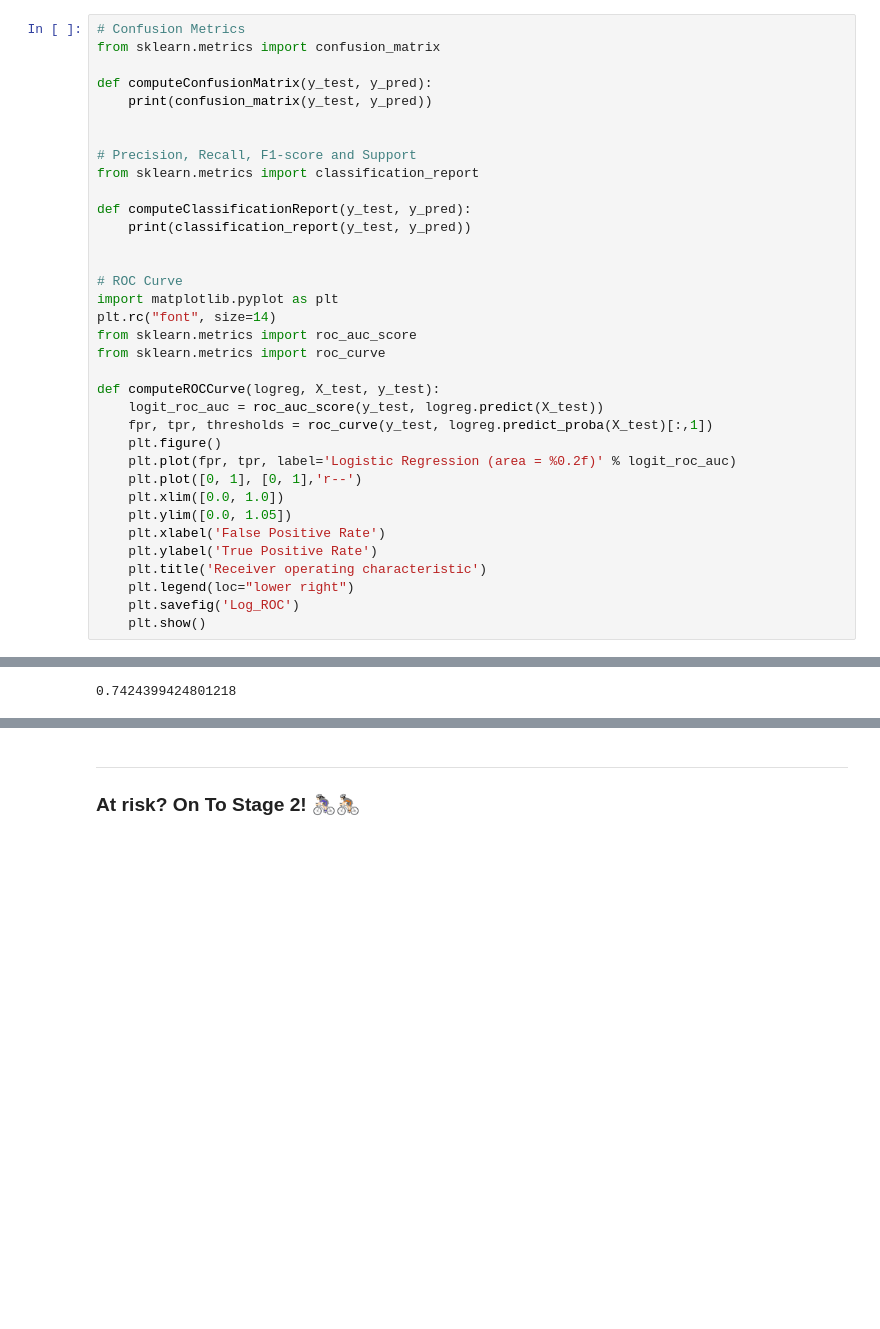
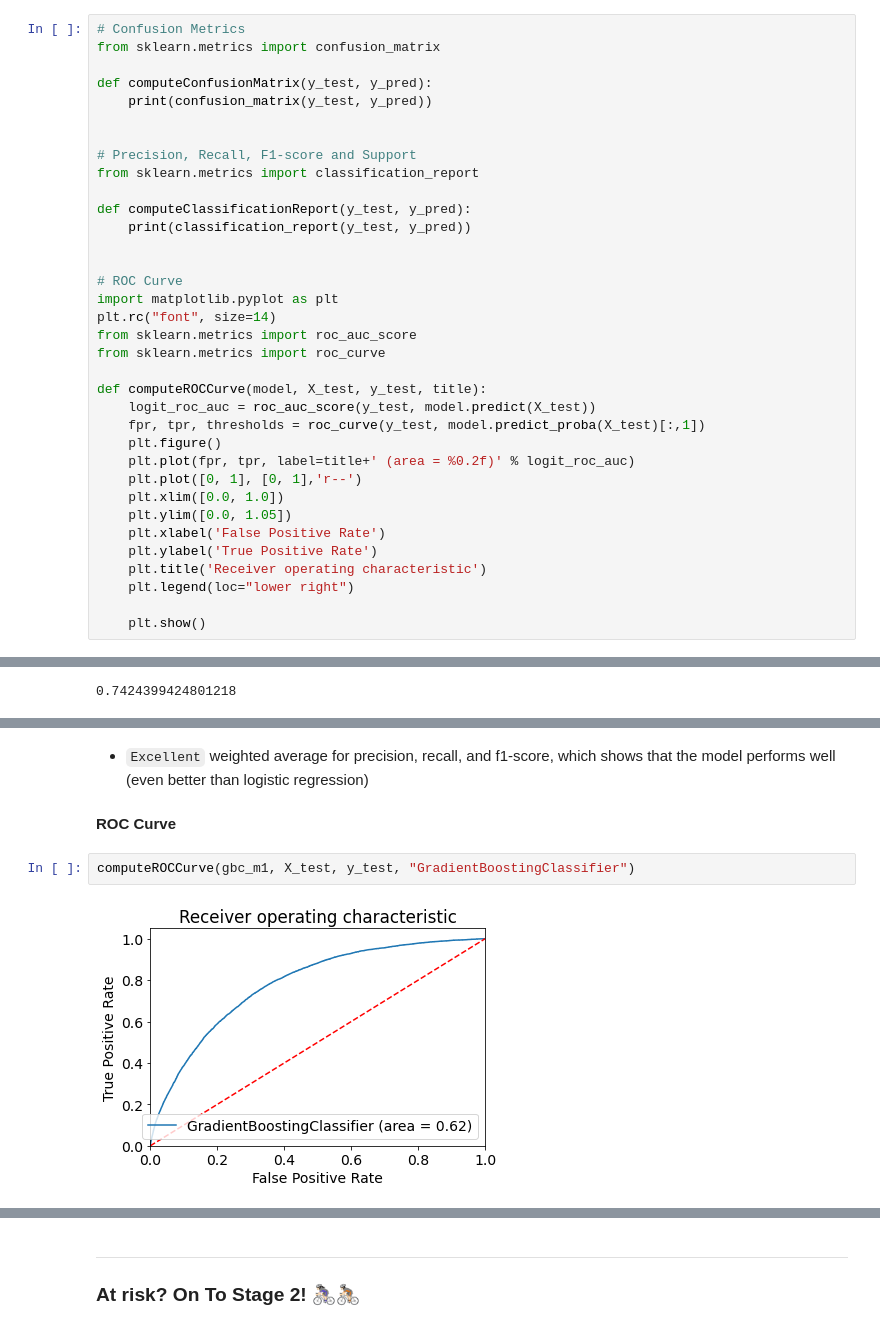
Before and after one commit to xJQx/bc2406-project, a Jupyter notebook: stage1-modelling.ipynb, the cells around one changed output, grey strips where cells are left out. Drawn from its saved outputs; the diff is of its cells as text; blank space fills up the shorter version.

```diff
--- a/stage1-modelling.ipynb
+++ b/stage1-modelling.ipynb
@@ -500,11 +513,11 @@ plt.rc("font", size=14)
 from sklearn.metrics import roc_auc_score
 from sklearn.metrics import roc_curve
 
-def computeROCCurve(logreg, X_test, y_test):
-    logit_roc_auc = roc_auc_score(y_test, logreg.predict(X_test))
-    fpr, tpr, thresholds = roc_curve(y_test, logreg.predict_proba(X_test)[:,1])
+def computeROCCurve(model, X_test, y_test, title):
+    logit_roc_auc = roc_auc_score(y_test, model.predict(X_test))
+    fpr, tpr, thresholds = roc_curve(y_test, model.predict_proba(X_test)[:,1])
     plt.figure()
-    plt.plot(fpr, tpr, label='Logistic Regression (area = %0.2f)' % logit_roc_auc)
+    plt.plot(fpr, tpr, label=title+' (area = %0.2f)' % logit_roc_auc)
     plt.plot([0, 1], [0, 1],'r--')
     plt.xlim([0.0, 1.0])
     plt.ylim([0.0, 1.05])
@@ -512,6 +525,6 @@ def computeROCCurve(logreg, X_test, y_test):
     plt.ylabel('True Positive Rate')
     plt.title('Receiver operating characteristic')
     plt.legend(loc="lower right")
-    plt.savefig('Log_ROC')
+
     plt.show()
 # %% [markdown]
@@ -747,0 +968,8 @@ print(result)
+# %% [markdown]
+- `Excellent` weighted average for precision, recall, and f1-score, which shows that the model performs well (even better than logistic regression)
+# %% [markdown]
+**ROC Curve**
+# %%
+computeROCCurve(gbc_m1, X_test, y_test, "GradientBoostingClassifier")
+# %% [output]
+[figure, added]
```
Also changed, not shown: parts of 57 cells of this notebook, 2 other files.
